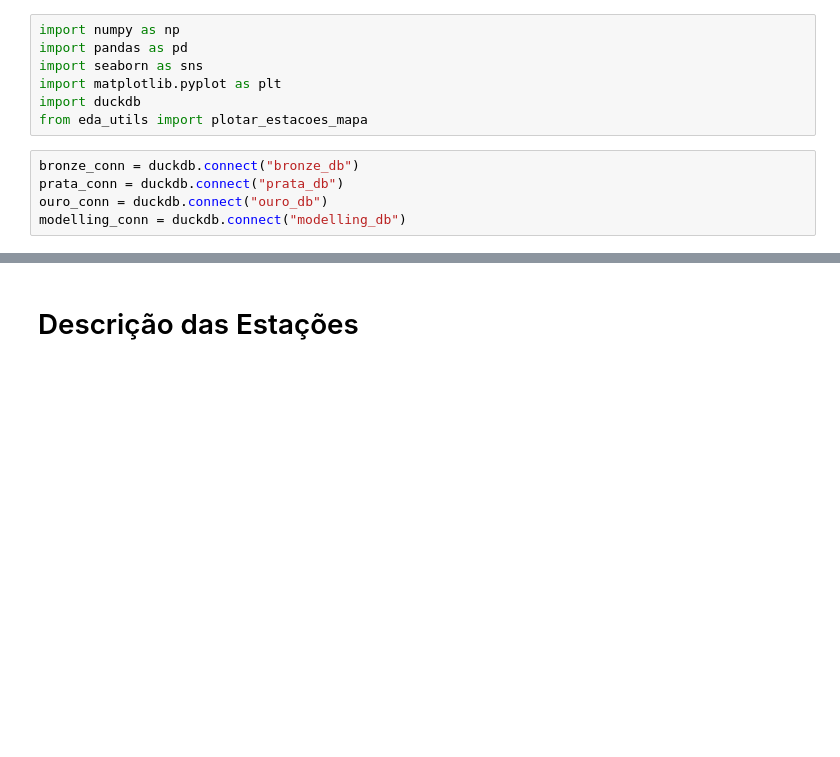
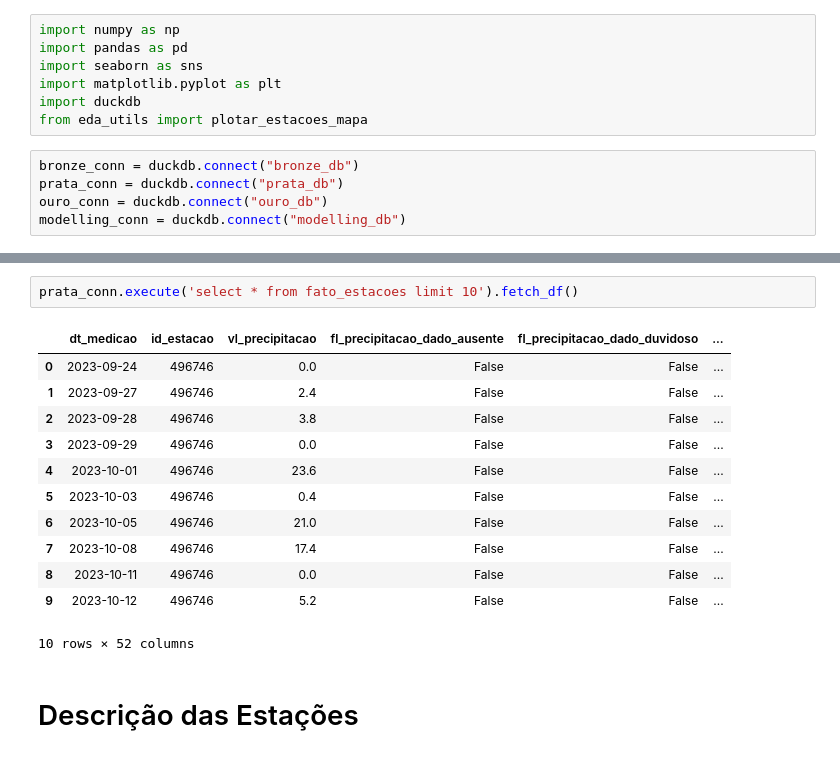
Before and after one commit to mateus-santos-rocha/doutorado, a Jupyter notebook: 0_eda.ipynb, the cells around one changed output, grey strips where cells are left out. Saved outputs shown, nothing was run; the diff lists cells and outputs as text; blank space fills up the shorter version.

```diff
--- a/0_eda.ipynb
+++ b/0_eda.ipynb
@@ -13,3 +26,18 @@ modelling_conn = duckdb.connect("modelling_db")
+# %%
+prata_conn.execute('select * from fato_estacoes limit 10').fetch_df()
+# %% [output]
+|  | dt_medicao | id_estacao | vl_precipitacao | fl_precipitacao_dado_ausente | fl_precipitacao_dado_duvidoso | ... |
+| 0 | 2023-09-24 | 496746 | 0.0 | False | False | ... |
+| 1 | 2023-09-27 | 496746 | 2.4 | False | False | ... |
+| 2 | 2023-09-28 | 496746 | 3.8 | False | False | ... |
+| 3 | 2023-09-29 | 496746 | 0.0 | False | False | ... |
+| 4 | 2023-10-01 | 496746 | 23.6 | False | False | ... |
+| 5 | 2023-10-03 | 496746 | 0.4 | False | False | ... |
+| 6 | 2023-10-05 | 496746 | 21.0 | False | False | ... |
+| 7 | 2023-10-08 | 496746 | 17.4 | False | False | ... |
+| 8 | 2023-10-11 | 496746 | 0.0 | False | False | ... |
+| 9 | 2023-10-12 | 496746 | 5.2 | False | False | ... |
+10 rows × 52 columns
 # %% [markdown]
 # Descrição das Estações
 # %%
```
Also changed, not shown: parts of 4 cells of this notebook, 6 other files.
